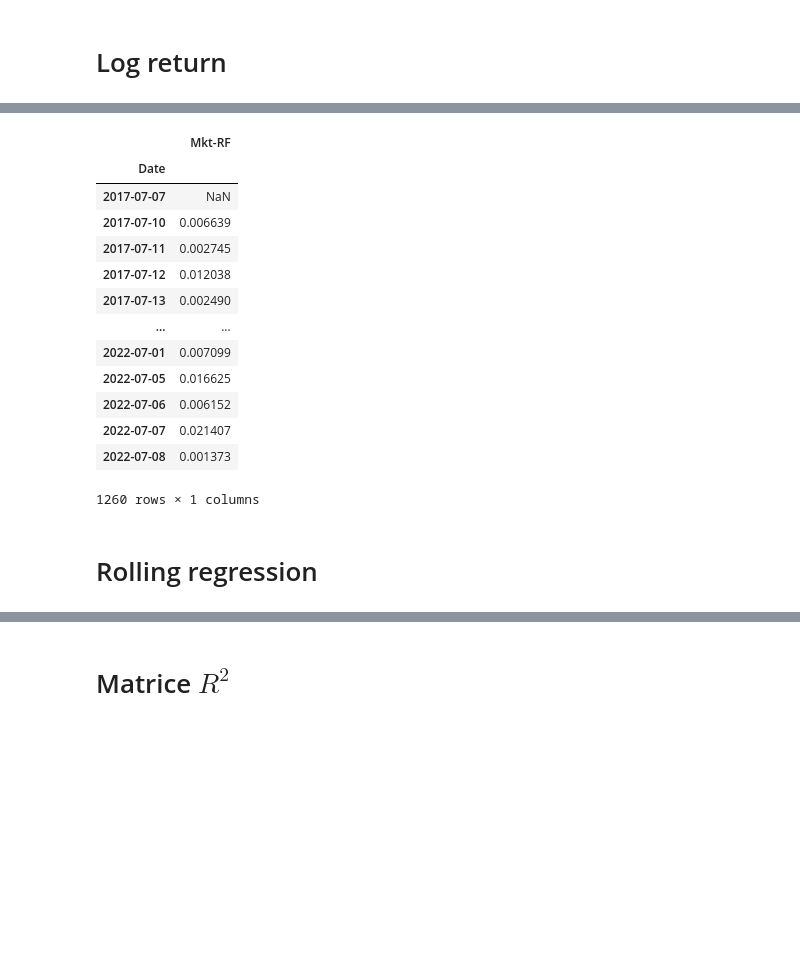
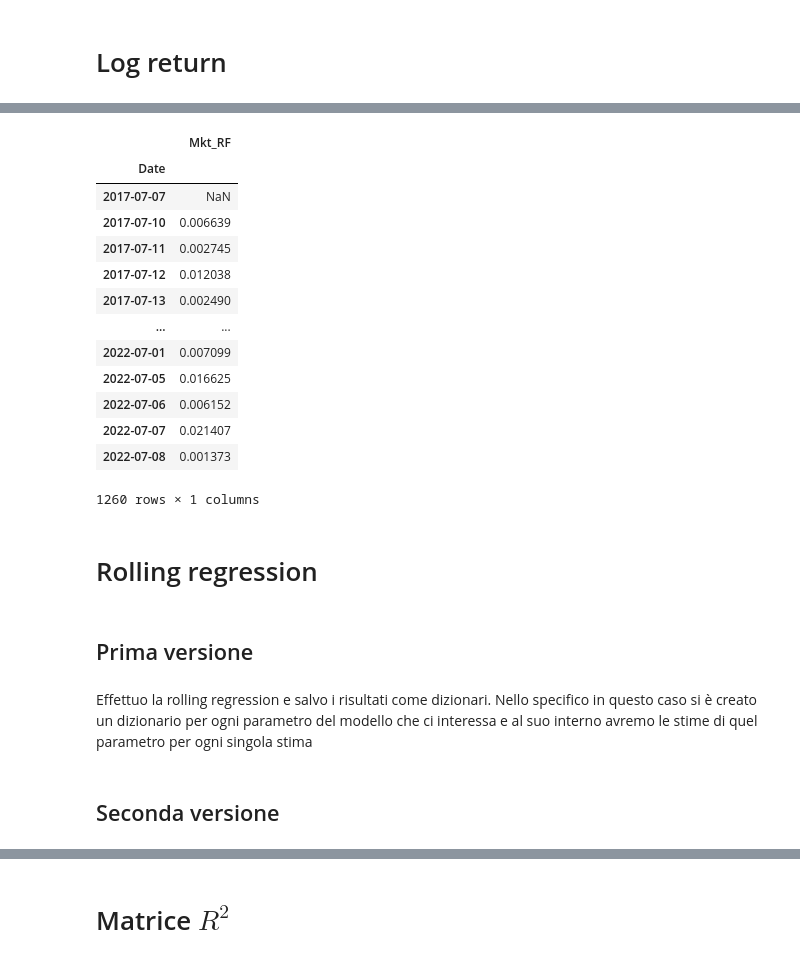
Before and after one commit to rmarconzini/Financial_Market_Analytics, a Jupyter notebook: FMA.ipynb, the cells around one changed output, grey strips where cells are left out. Saved outputs shown, nothing was run; the diff lists cells and outputs as text; code cells hidden in the pictures; blank space fills up the shorter version.

Commit message:
Fit model

```diff
--- a/FMA.ipynb
+++ b/FMA.ipynb
@@ -40,7 +40,7 @@ path_index = 'C:/Users/marco/OneDrive/UNIMIB_DataScience/99-PROJECTS/FinancialMa
 path_stocks = 'C:/Users/marco/OneDrive/UNIMIB_DataScience/99-PROJECTS/FinancialMarketAnalytics2022/Financial_Market_Analytics/Dataset/STOCKS.xlsx'
 # %%
 df_index = pd.read_excel(path_index, header=0, parse_dates=[0], index_col=0)
-df_index=df_index.rename(columns={'NASDAQ_Index':"Mkt-RF"})
+df_index=df_index.rename(columns={'NASDAQ_Index':"Mkt_RF"})
 # %%
 display(df_index)
 # %% [output]
@@ -136,10 +159,10 @@ display(df_stocks_log_ret)
 # %%
 # Market index
 df_index_log_ret=df_index.copy()
-df_index_log_ret['Mkt-RF']=df_index_log_ret['Mkt-RF'].pct_change().apply(lambda x: np.log(1+x))
+df_index_log_ret['Mkt_RF']=df_index_log_ret['Mkt_RF'].pct_change().apply(lambda x: np.log(1+x))
 display(df_index_log_ret)
 # %% [output]
-|  | Mkt-RF |
+|  | Mkt_RF |
 | Date |  |
 | 2017-07-07 | NaN |
 | 2017-07-10 | 0.006639 |
@@ -155,3 +178,7 @@ display(df_index_log_ret)
 1260 rows × 1 columns
 # %% [markdown]
 # Rolling regression
+# %% [markdown]
+## Prima versione
+# %% [markdown]
+Effettuo la rolling regression e salvo i risultati come dizionari. Nello specifico in questo caso si è creato un dizionario per ogni parametro del modello che ci interessa e al suo interno avremo le stime di quel parametro per ogni singola stima
@@ -157,0 +212,2 @@ display(df_index_log_ret)
+# %% [markdown]
+## Seconda versione
```
Also changed, not shown: parts of 17 cells of this notebook.
